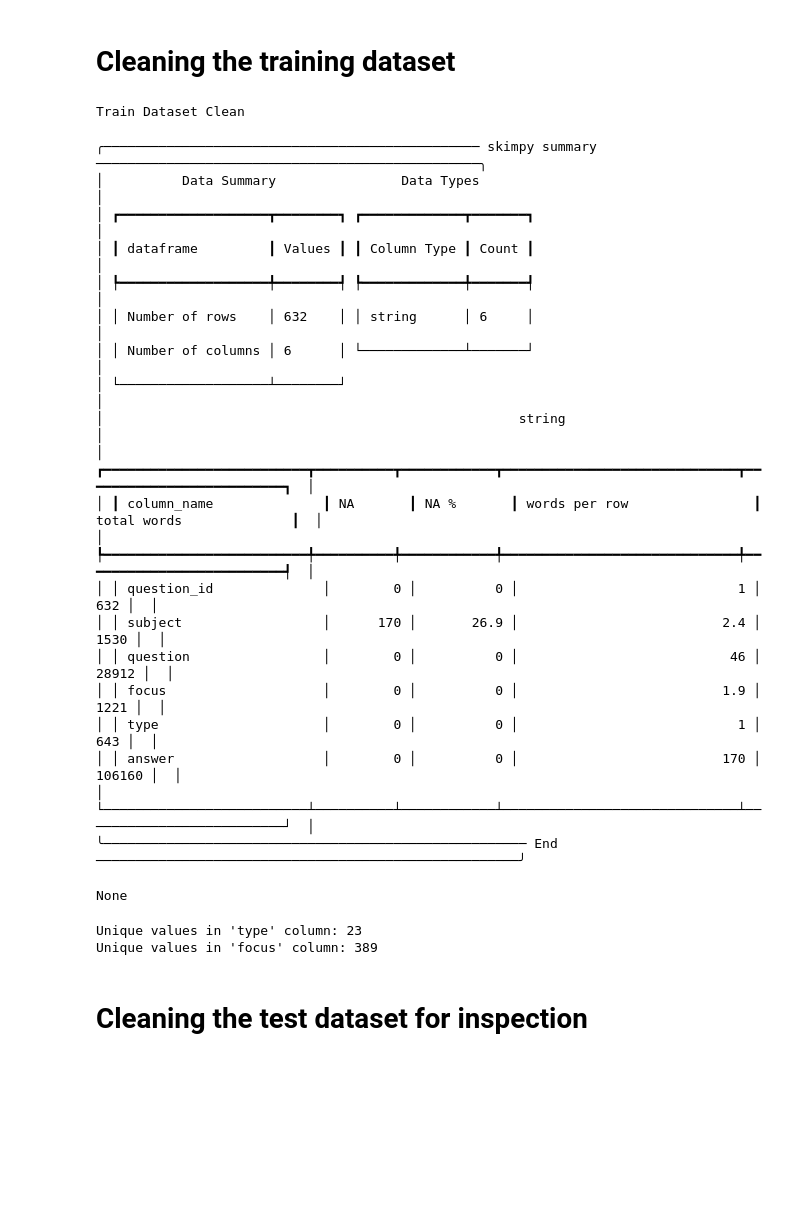
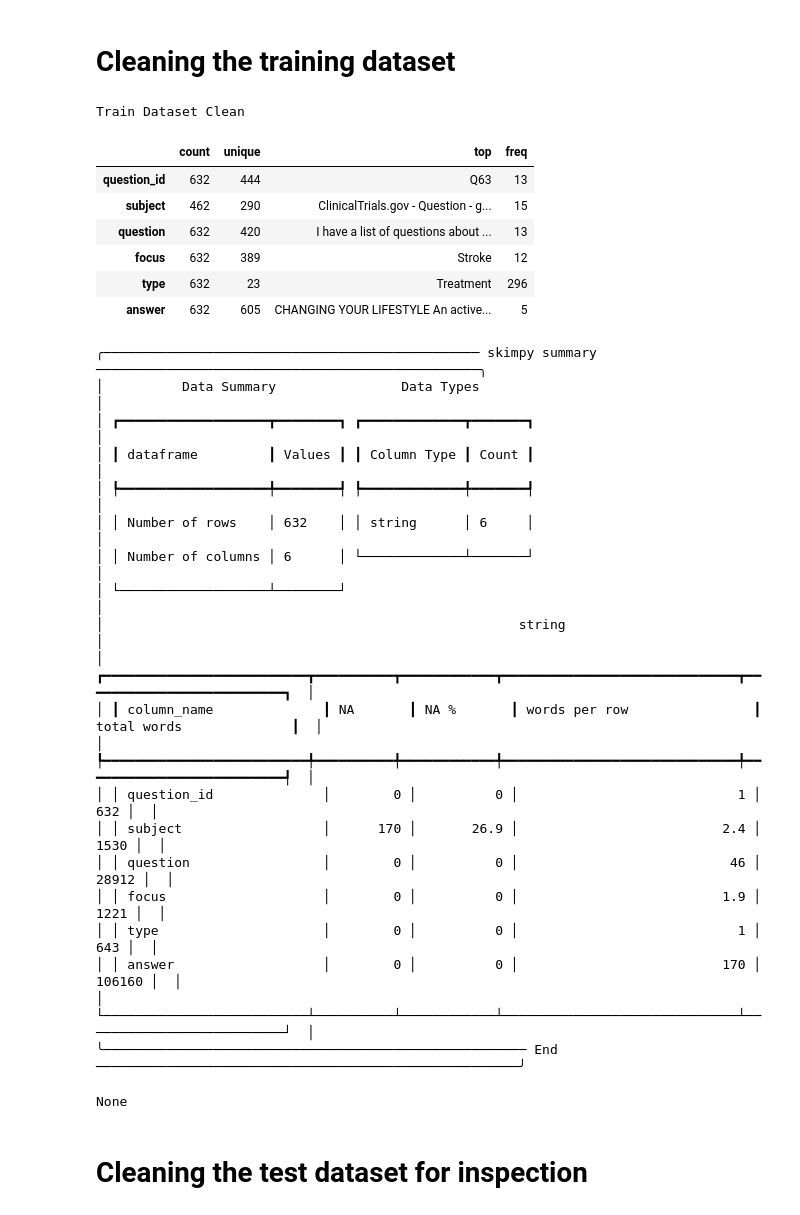
Before and after one commit to mlpalacios8/LiveQA_MedicalTask_TREC2017, a Jupyter notebook: EDA_XML_Files.ipynb, the cells around one changed output. Saved outputs shown, nothing was run; the diff lists cells and outputs as text; code cells hidden in the pictures; blank space fills up the shorter version.

```diff
--- a/EDA_XML_Files.ipynb
+++ b/EDA_XML_Files.ipynb
@@ -342,35 +341,41 @@ def clean_string(text):
     text = text.strip()
 
     # Replace multiple spaces and newlines with a single space
     text = re.sub(r'\s+', ' ', text)
 
     # Capitalize the first letter of each sentence
     sentences = re.split('(?<=\.) ', text)
     sentences = [(s[0].upper() + s[1:]) for s in sentences]
     text = ' '.join(sentences)
 
     return text
 
 # Drop the rows where question is blank in df_train, which represents 0.32% of the data
 df_train_clean = df_train.dropna(subset=['question'])
 
 # Apply a proper case to the columns except for the question_id column
 df_train_clean['subject'] = df_train_clean['subject'].apply(clean_string)
 df_train_clean['question'] = df_train_clean['question'].apply(clean_string)
 df_train_clean['focus'] = df_train_clean['focus'].apply(clean_string)
 df_train_clean['type'] = df_train_clean['type'].apply(clean_string)
 df_train_clean['answer'] = df_train_clean['answer'].apply(clean_string)
 
 # Change 'Diagnose_me' for "Diagnosis" in the type column to form the final 23 categories
 df_train_clean['type'] = df_train_clean['type'].apply(lambda x: 'Diagnosis' if x == 'Diagnose_me' else x)
 
 # Count the unique values in the 'type' and 'focus' columns
 print("Train Dataset Clean")
+display(df_train_clean.describe().T)
 display(skim(df_train_clean))
-print("Unique values in 'type' column:", df_train_clean['type'].value_counts().count())
-print("Unique values in 'focus' column:", df_train_clean['focus'].value_counts().count())
 # %% [output]
 Train Dataset Clean
+|  | count | unique | top | freq |
+| question_id | 632 | 444 | Q63 | 13 |
+| subject | 462 | 290 | ClinicalTrials.gov - Question - g... | 15 |
+| question | 632 | 420 | I have a list of questions about ... | 13 |
+| focus | 632 | 389 | Stroke | 12 |
+| type | 632 | 23 | Treatment | 296 |
+| answer | 632 | 605 | CHANGING YOUR LIFESTYLE An active... | 5 |
 ╭──────────────────────────────────────────────── skimpy summary ─────────────────────────────────────────────────╮
 │          Data Summary                Data Types                                                                 │
 │ ┏━━━━━━━━━━━━━━━━━━━┳━━━━━━━━┓ ┏━━━━━━━━━━━━━┳━━━━━━━┓                                                          │
@@ -392,8 +397,6 @@ Train Dataset Clean
 │ └──────────────────────────┴──────────┴────────────┴──────────────────────────────┴──────────────────────────┘  │
 ╰────────────────────────────────────────────────────── End ──────────────────────────────────────────────────────╯
 None
-Unique values in 'type' column: 23
-Unique values in 'focus' column: 389
 # %% [markdown]
 # Cleaning the test dataset for inspection
 # %%
```
Also changed, not shown: parts of 4 cells of this notebook, 8 other files.
